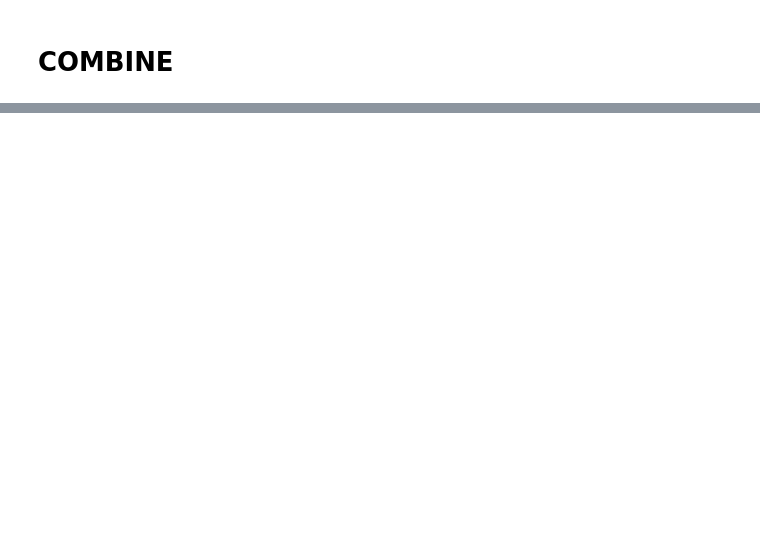
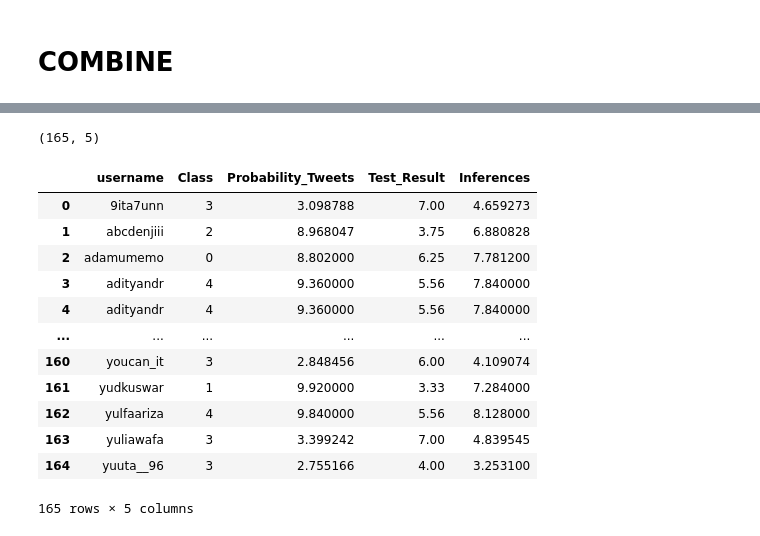
Before and after one commit to aprmswra/personality-evaluator, a Jupyter notebook: PPT-09/Modeling-Combine.ipynb, the cells around one changed output, grey strips where cells are left out. Cells and saved outputs as stored; diff of their text form; code cells hidden in the pictures; blank space fills up the shorter version.

```diff
--- a/PPT-09/Modeling-Combine.ipynb
+++ b/PPT-09/Modeling-Combine.ipynb
@@ -585,5 +614,3 @@ df_bfi
 x = df_bfi.merge(try_combine, how = 'inner', left_on = "username", right_on = "Users")
 # %%
 x = x.drop(columns = ["Label", "Users"], axis = 1)
-# %%
-x["Test_Result"] = x.loc[x['username'] == 'aisyahafr'][2][0]
@@ -604,3 +673,3 @@ x['Probability_Tweets'] = x['Probability_Tweets']*10
 # %%
-x['Inferences'] = x['Probability_Tweets']*0.5 + x['Test_Result']*0.5
+x['Inferences'] = x['Probability_Tweets']*0.6 + x['Test_Result']*0.4
 # %%
@@ -630,0 +689,2 @@ print(classification_report(y_test, result_df['max_score_class']))
+# %%
+max_indices_each_five_rows = x["Inferences"].rolling(5).apply(lambda x: x.idxmax())[4::5].astype(int)
@@ -630,0 +693,25 @@ print(classification_report(y_test, result_df['max_score_class']))
+# %%
+result = x.iloc[max_indices_each_five_rows.values]
+result = result.reset_index(drop=True)
+result.shape
+# %% [output]
+(165, 5)
+# %%
+result = result.sort_values('username')
+result = result.reset_index()
+result = result.drop(columns = ["index"])
+result
+# %% [output]
+|  | username | Class | Probability_Tweets | Test_Result | Inferences |
+| 0 | 9ita7unn | 3 | 3.098788 | 7.00 | 4.659273 |
+| 1 | abcdenjiii | 2 | 8.968047 | 3.75 | 6.880828 |
+| 2 | adamumemo | 0 | 8.802000 | 6.25 | 7.781200 |
+| 3 | adityandr | 4 | 9.360000 | 5.56 | 7.840000 |
+| 4 | adityandr | 4 | 9.360000 | 5.56 | 7.840000 |
+| ... | ... | ... | ... | ... | ... |
+| 160 | youcan_it | 3 | 2.848456 | 6.00 | 4.109074 |
+| 161 | yudkuswar | 1 | 9.920000 | 3.33 | 7.284000 |
+| 162 | yulfaariza | 4 | 9.840000 | 5.56 | 8.128000 |
+| 163 | yuliawafa | 3 | 3.399242 | 7.00 | 4.839545 |
+| 164 | yuuta__96 | 3 | 2.755166 | 4.00 | 3.253100 |
+165 rows × 5 columns
```
Also changed, not shown: parts of 36 cells of this notebook.
